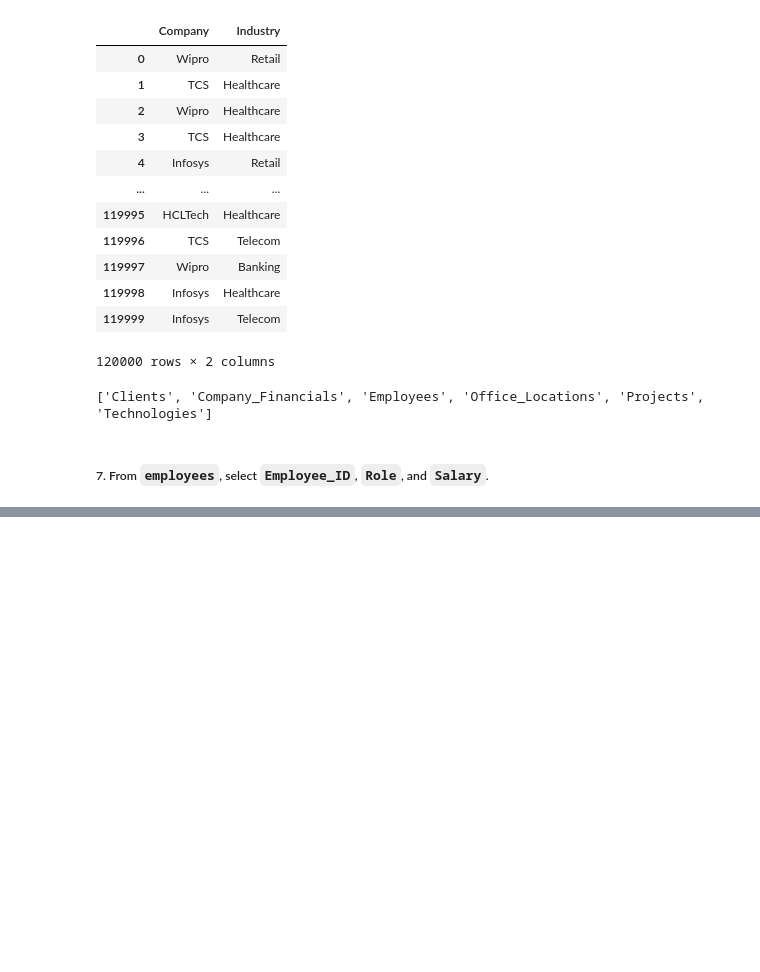
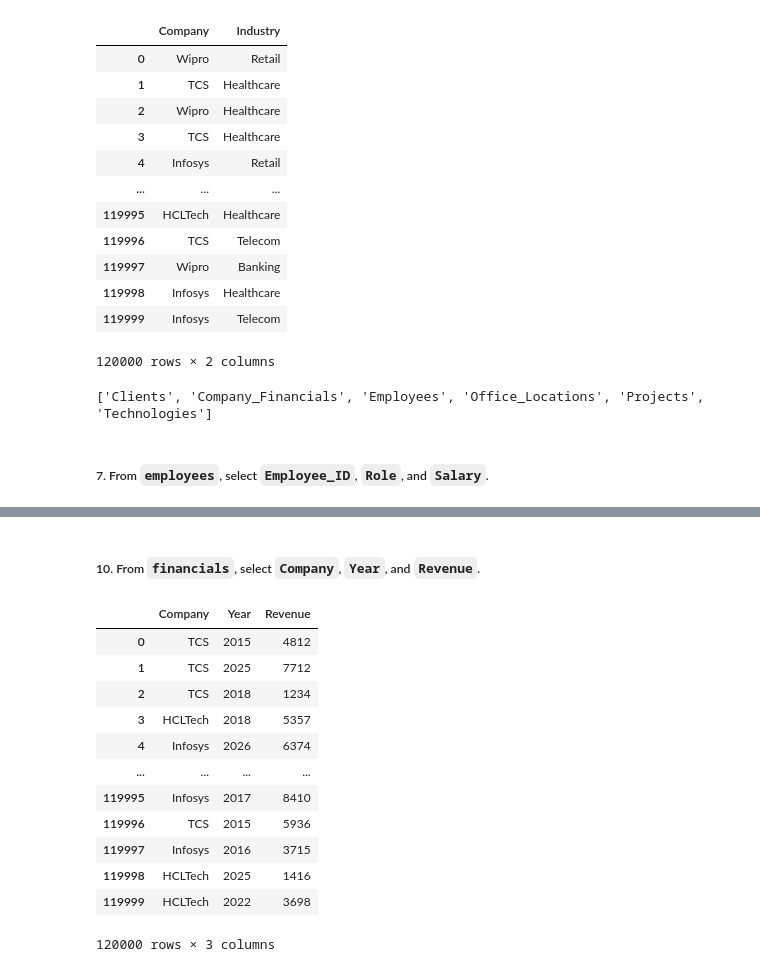
Before and after one commit to shiva3994/Projects, a Jupyter notebook: Python/L_Big4_India.ipynb, the cells around one changed output, grey strips where cells are left out. Saved outputs shown, nothing was run; the diff lists cells and outputs as text; code cells hidden in the pictures; blank space fills up the shorter version.

```diff
--- a/Python/L_Big4_India.ipynb
+++ b/Python/L_Big4_India.ipynb
@@ -138,3 +176,21 @@ print(list(data_dict.keys()))
+# %% [markdown]
+##### 10. From `financials`, select `Company`, `Year`, and `Revenue`.
+# %%
+data_dict['Company_Financials'][['Company', 'Year', 'Revenue']]
+# %% [output]
+|  | Company | Year | Revenue |
+| 0 | TCS | 2015 | 4812 |
+| 1 | TCS | 2025 | 7712 |
+| 2 | TCS | 2018 | 1234 |
+| 3 | HCLTech | 2018 | 5357 |
+| 4 | Infosys | 2026 | 6374 |
+| ... | ... | ... | ... |
+| 119995 | Infosys | 2017 | 8410 |
+| 119996 | TCS | 2015 | 5936 |
+| 119997 | Infosys | 2016 | 3715 |
+| 119998 | HCLTech | 2025 | 1416 |
+| 119999 | HCLTech | 2022 | 3698 |
+120000 rows × 3 columns
 # %%
 #['Clients', 'Company_Financials', 'Employees', 'Office_Locations', 'Projects', 'Technologies']
 
```
Also changed, not shown: parts of 5 cells of this notebook.
